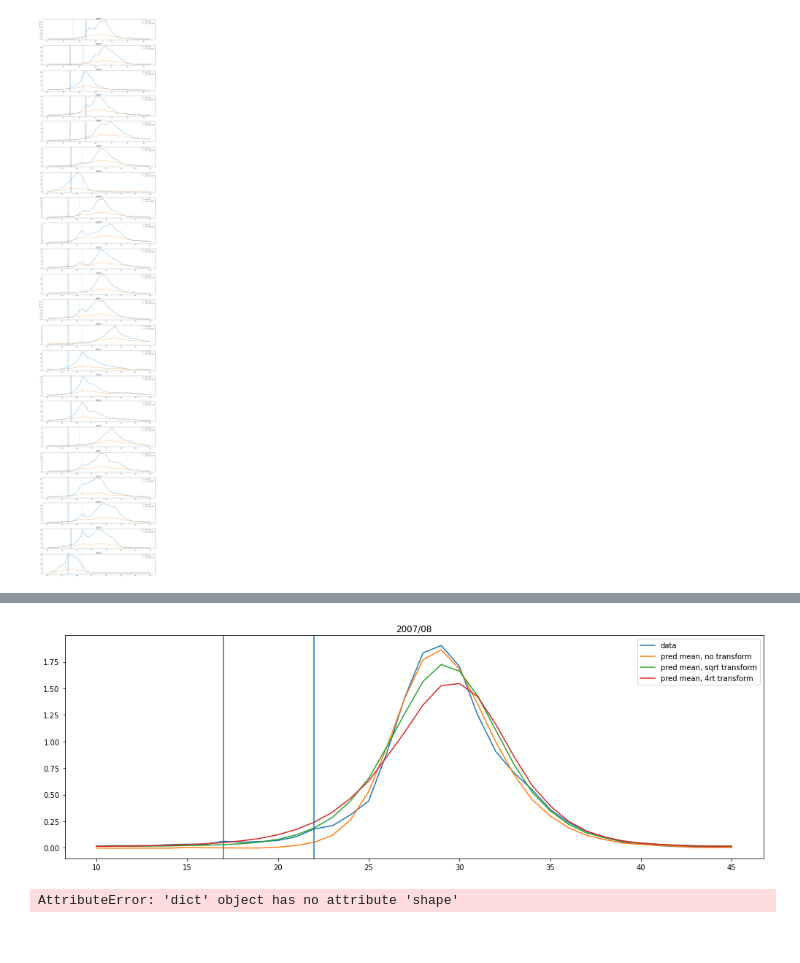
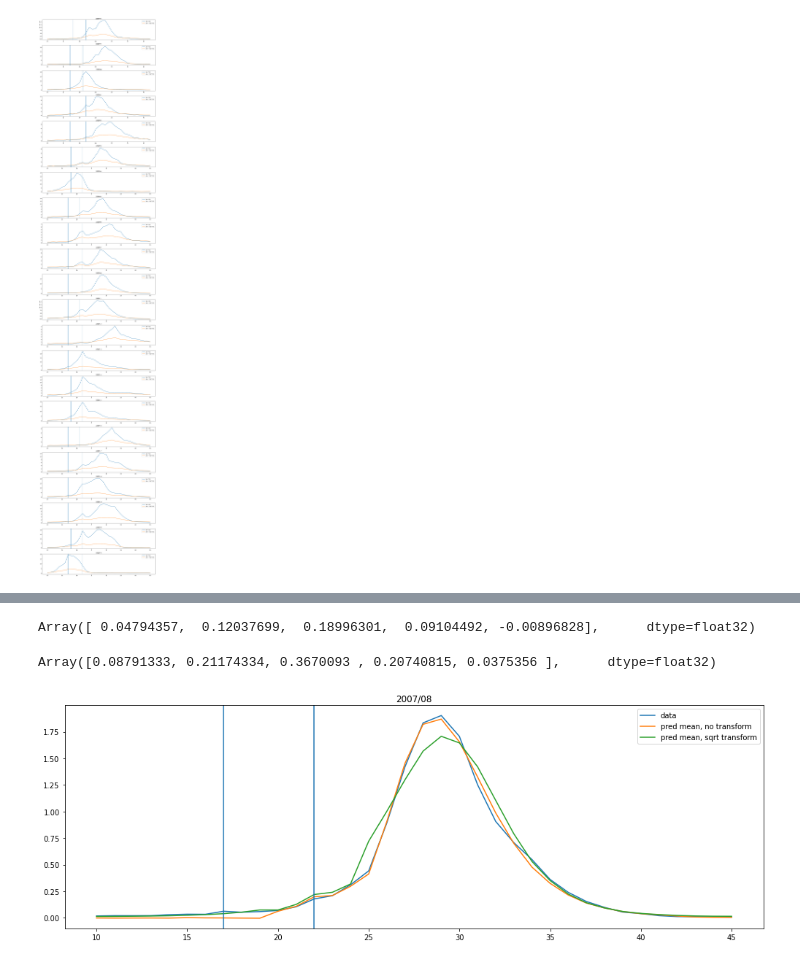
Before and after one commit to reichlab/flusion, a Jupyter notebook: code/glg/glg_dev.ipynb, the cells around one changed output, grey strips where cells are left out. Saved outputs shown, nothing was run; the diff lists cells and outputs as text; code cells hidden in the pictures.

```diff
--- a/code/glg/glg_dev.ipynb
+++ b/code/glg/glg_dev.ipynb
@@ -341,0 +374,3 @@ def load_hhs(rates=True):
+# %%
+holidays = get_holidays()
+holidays
@@ -370,6 +423,7 @@ ilinet_nat = ilinet_dat.loc[(ilinet_dat['agg_level'] == "national") &
                             (ilinet_dat['season_week'] <= 45)] \
     .dropna()
 ilinet_nat['season_factor'] = pd.factorize(ilinet_nat['season'])[0]
+ilinet_nat['season_week_factor'] = pd.factorize(ilinet_nat['season_week'])[0]
 # %%
 ilinet_nat['season'].unique()
 # %% [output]
@@ -445,16 +511,29 @@ MCMC elapsed time: 17.761969327926636
+# %%
+jnp.mean(mcmc_samples['sqrt']['xmas_mean_effect'], axis=0)
+# %% [output]
+Array([ 0.04794357,  0.12037699,  0.18996301,  0.09104492, -0.00896828],      dtype=float32)
+# %%
+jnp.mean(mcmc_samples[None]['xmas_mean_effect'], axis=0)
+# %% [output]
+Array([0.08791333, 0.21174334, 0.3670093 , 0.20740815, 0.0375356 ],      dtype=float32)
 # %%
 test_values = pd.DataFrame.from_records(product(
     ilinet_nat['season_factor'].unique(),
-    np.arange(10, 46)))
-test_values.columns = ['season_ind', 'season_week']
-test_season = test_values['season_ind']
-test_season_week = test_values['season_week']
+    ilinet_nat['season_week_factor'].unique()))
+test_values.columns = ['season_factor', 'season_week_factor']
+test_values['season_week'] = test_values['season_week_factor'] + 10
+test_values = test_values.merge(
+    w_xmas_df[['season_factor', 'w_xmas']],
+    on='season_factor',
+    how='left')
+
 
 for transform in transforms:
     post_samples = glg_models[transform].sample(
         rng_key=jax.random.PRNGKey(853),
-        s = test_season.values,
-        w = test_season_week.values,
+        s = test_values['season_factor'].values,
+        w = test_values['season_week_factor'].values,
+        w_xmas = w_xmas - 10,
         condition = mcmc_samples[transform])
 
     if transform is None:
@@ -473,45 +552,27 @@ for transform in transforms:
 # %%
 fig, ax = plt.subplots(1, 1, figsize = (14, 5*1))
 
 i = 0
 season_factor = 10
 
 season_dat = ilinet_nat.loc[ilinet_nat['season_factor'] == season_factor]
-season_str = season_dat['season'].values[0]
+season = season_dat['season'].values[0]
 ax.plot(season_dat['season_week'], season_dat['inc'], label = 'data')
 
-season_pred = test_values.loc[test_values['season_ind'] == season_factor]
+season_pred = test_values.loc[test_values['season_factor'] == season_factor]
 ax.plot(season_pred['season_week'], season_pred['mean_no_transform'], label = 'pred mean, no transform')
 ax.plot(season_pred['season_week'], season_pred['mean_sqrt'], label = 'pred mean, sqrt transform')
-ax.plot(season_pred['season_week'], season_pred['mean_4rt'], label = 'pred mean, 4rt transform')
-# ax[i].plot(season_pred['season_week'], season_pred['median'], label = 'pred median',
-#            linestyle='dashed')
-# ax[i].plot(season_pred['season_week'], season_pred['q025'], label = 'pred 95 lb')
-# ax[i].plot(season_pred['season_week'], season_pred['q975'], label = 'pred 95 ub')
+# ax.plot(season_pred['season_week'], season_pred['mean_4rt'], label = 'pred mean, 4rt transform')
 
-
-hol = holiday_cal.holidays(
-    start=season_dat.wk_end_date.min(),
-    end=season_dat.wk_end_date.max(),
-    return_name=True)
+hol = holidays.loc[holidays['season'] == season]
 
 for hol_name in ['Thanksgiving', 'Christmas']:
-    hol_date = hol[hol == hol_name].index[0]
-    hol_week = season_dat.loc[season_dat['wk_end_date'] >= hol_date].head(1)['season_week'].values[0]
+    hol_week = hol.loc[hol['holiday'] == hol_name, 'season_week'].values[0]
     ax.axvline(hol_week)
 
-ax.set_title(season_str)
+ax.set_title(season)
 ax.legend()
 
 fig.tight_layout()
 # %% [output]
-[figure, old version]
+[figure, new version]
-# %%
-post_samples = glg_model.sample(rng_key=jax.random.PRNGKey(853),
-                                s = test_season.values,
-                                w = test_season_week.values,
-                                condition = mcmc_samples)
-
-post_samples.keys()
-# %% [output]
-AttributeError: 'dict' object has no attribute 'shape'
```
Also changed, not shown: parts of 11 cells of this notebook, 1 other file.
